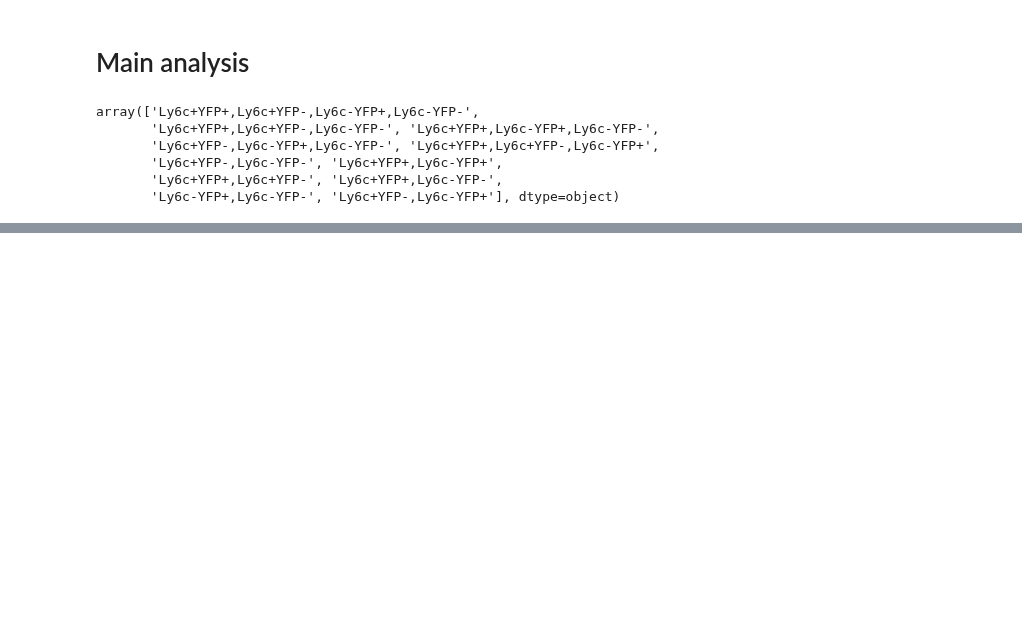
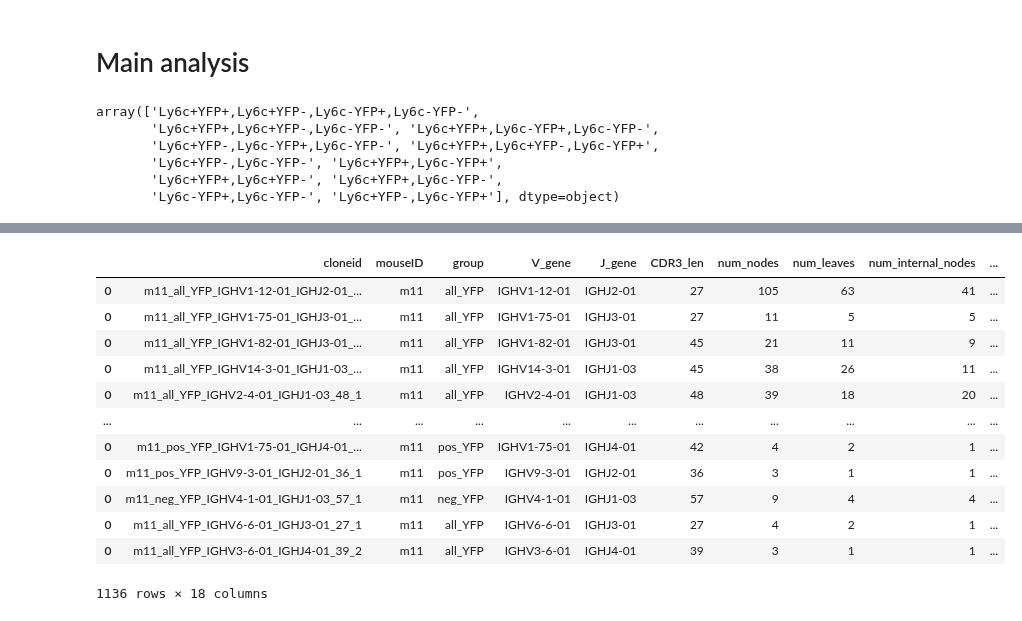
Before and after one commit to hieunguyen4193/sc_bulk_BCR_data_analysis, a Jupyter notebook: Tree02_Load_trees_220701_etc_customTree.ipynb, the cells around one changed output, grey strips where cells are left out. Drawn from its saved outputs; the diff is of its cells as text; code cells hidden in the pictures; blank space fills up the shorter version.

```diff
--- a/Tree02_Load_trees_220701_etc_customTree.ipynb
+++ b/Tree02_Load_trees_220701_etc_customTree.ipynb
@@ -163,0 +157,17 @@ array(['Ly6c+YFP+,Ly6c+YFP-,Ly6c-YFP+,Ly6c-YFP-',
+# %%
+mousedf = maindf[maindf["mouseID"] == "m11"]
+mousedf
+# %% [output]
+|  | cloneid | mouseID | group | V_gene | J_gene | CDR3_len | num_nodes | num_leaves | num_internal_nodes | ... |
+| 0 | m11_all_YFP_IGHV1-12-01_IGHJ2-01_... | m11 | all_YFP | IGHV1-12-01 | IGHJ2-01 | 27 | 105 | 63 | 41 | ... |
+| 0 | m11_all_YFP_IGHV1-75-01_IGHJ3-01_... | m11 | all_YFP | IGHV1-75-01 | IGHJ3-01 | 27 | 11 | 5 | 5 | ... |
+| 0 | m11_all_YFP_IGHV1-82-01_IGHJ3-01_... | m11 | all_YFP | IGHV1-82-01 | IGHJ3-01 | 45 | 21 | 11 | 9 | ... |
+| 0 | m11_all_YFP_IGHV14-3-01_IGHJ1-03_... | m11 | all_YFP | IGHV14-3-01 | IGHJ1-03 | 45 | 38 | 26 | 11 | ... |
+| 0 | m11_all_YFP_IGHV2-4-01_IGHJ1-03_48_1 | m11 | all_YFP | IGHV2-4-01 | IGHJ1-03 | 48 | 39 | 18 | 20 | ... |
+| ... | ... | ... | ... | ... | ... | ... | ... | ... | ... | ... |
+| 0 | m11_pos_YFP_IGHV1-75-01_IGHJ4-01_... | m11 | pos_YFP | IGHV1-75-01 | IGHJ4-01 | 42 | 4 | 2 | 1 | ... |
+| 0 | m11_pos_YFP_IGHV9-3-01_IGHJ2-01_36_1 | m11 | pos_YFP | IGHV9-3-01 | IGHJ2-01 | 36 | 3 | 1 | 1 | ... |
+| 0 | m11_neg_YFP_IGHV4-1-01_IGHJ1-03_57_1 | m11 | neg_YFP | IGHV4-1-01 | IGHJ1-03 | 57 | 9 | 4 | 4 | ... |
+| 0 | m11_all_YFP_IGHV6-6-01_IGHJ3-01_27_1 | m11 | all_YFP | IGHV6-6-01 | IGHJ3-01 | 27 | 4 | 2 | 1 | ... |
+| 0 | m11_all_YFP_IGHV3-6-01_IGHJ4-01_39_2 | m11 | all_YFP | IGHV3-6-01 | IGHJ4-01 | 39 | 3 | 1 | 1 | ... |
+1136 rows × 18 columns
```
Also changed, not shown: parts of 2 cells of this notebook.
